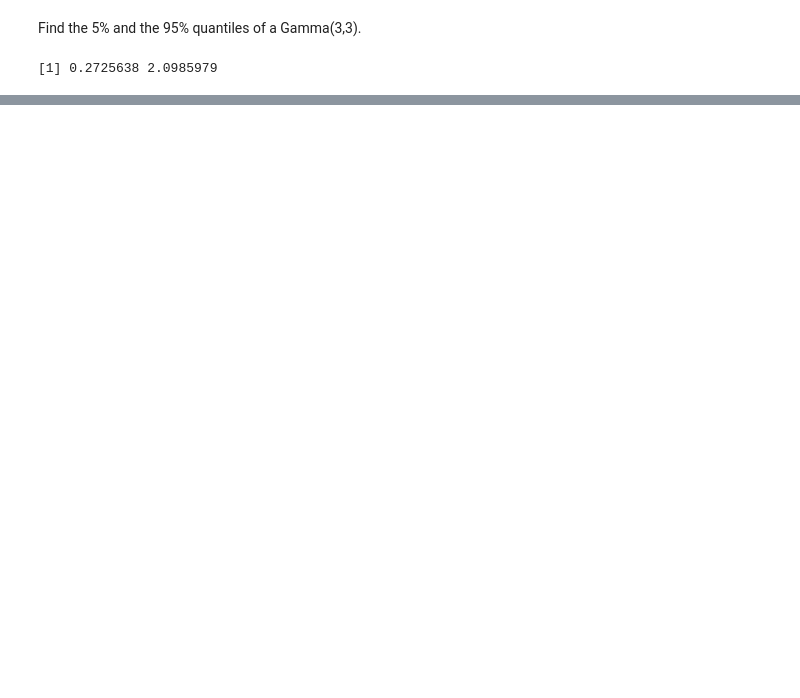
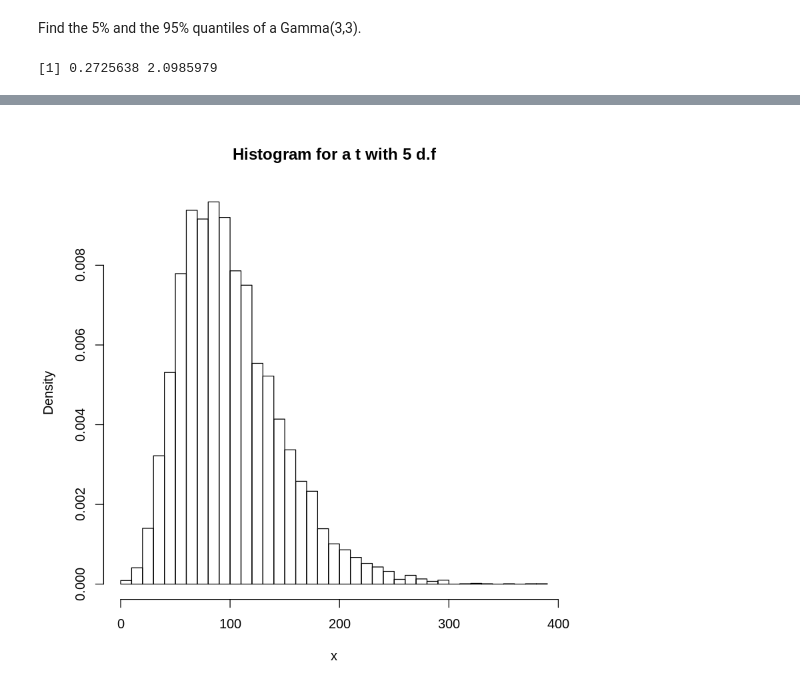
Before and after one commit to andrealorenzon/sm4ds, a Jupyter notebook: Assignment 1 - LAB.ipynb, the cells around one changed output, grey strips where cells are left out. Saved outputs shown, nothing was run; the diff lists cells and outputs as text; code cells hidden in the pictures; blank space fills up the shorter version.

```diff
--- a/Assignment 1 - LAB.ipynb
+++ b/Assignment 1 - LAB.ipynb
@@ -101,0 +106,2 @@ qgamma (c(0.05,0.95),3,3)
+# %%
+x <- rbeta(1000,5,2)
@@ -101,0 +120,15 @@ qgamma (c(0.05,0.95),3,3)
+# %%
+t_mixture <- function(n,l){
+
+  Z=rpois(n,l)
+  X=rgamma(n,l)
+  return(X*Z)
+
+}
+
+df<-5
+hist(t_mixture(10000,10), probability=TRUE, breaks=40,
+  main=paste("Histogram for a t with", df, "d.f"), xlab="x")
+
+curve(  dnbinom(x,10000,2), col="red", lwd=2, add=TRUE )
+# %% [output]
@@ -101,0 +137 @@ qgamma (c(0.05,0.95),3,3)
+[figure, added]
```
Also changed, not shown: parts of 8 cells of this notebook.
